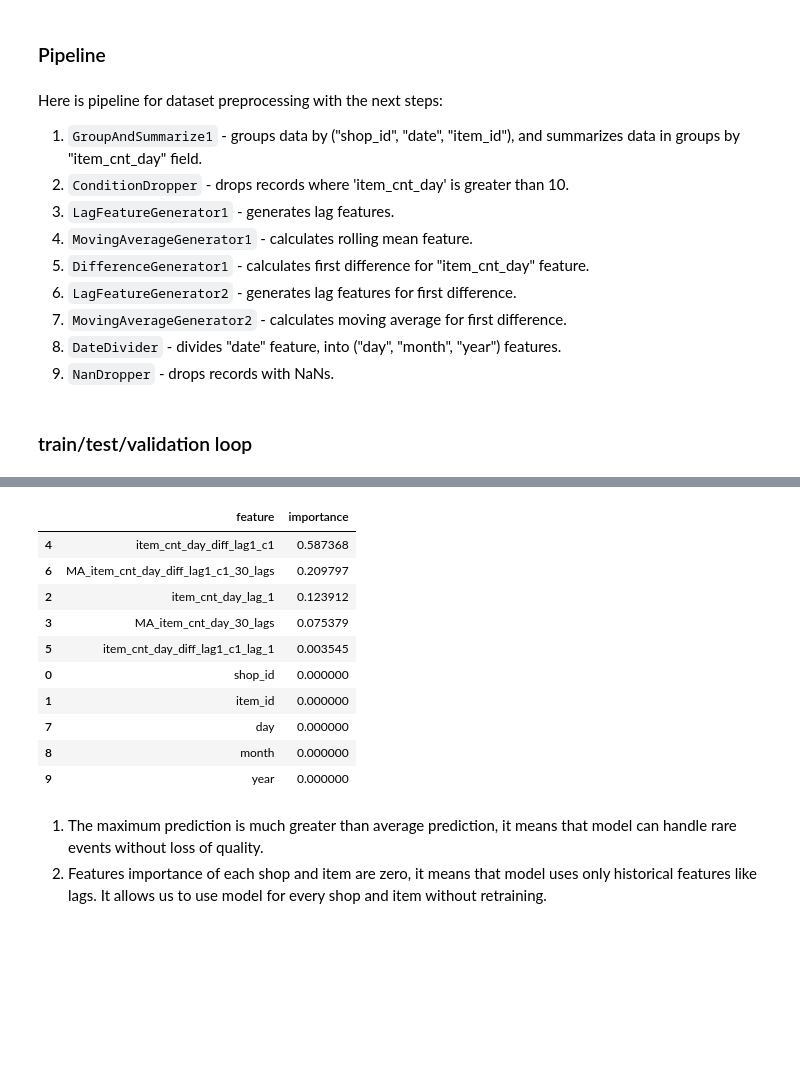
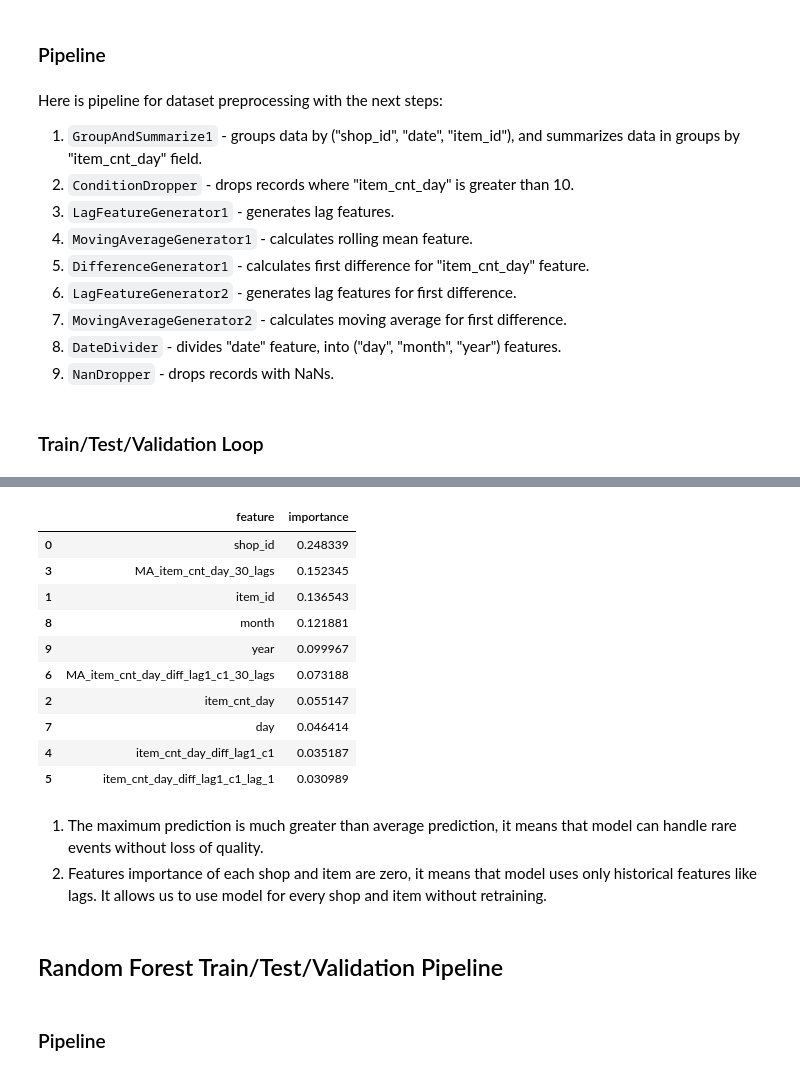
Before and after one commit to Akevilli/Internship, a Jupyter notebook: train&test.ipynb, the cells around one changed output, grey strips where cells are left out. Saved outputs shown, nothing was run; the diff lists cells and outputs as text; code cells hidden in the pictures; blank space fills up the shorter version.

Commit message:
DS-2.2 Baseline modeling Changes: - Fixed some issues

```diff
--- a/train&test.ipynb
+++ b/train&test.ipynb
@@ -292,19 +321,27 @@ Cluster 10: 32.66616417585908
 # %%
 boosting_prevalidation_pipeline = Pipeline([
     ("GroupAndSummarize1", GroupAndSummarize(group_by_col=["shop_id", "date", "item_id"], agg_dict={"item_cnt_day": "sum"})),
-    ("ConditionDropper", ConditionDropper("item_cnt_day", lambda df: df < 10)),
-    ("LagFeatureGenerator1", LagFeatureGenerator(column="item_cnt_day", lags=[1], group_by_col=["shop_id", "item_id"], sort_by_col=["date"])),
+    ("ConditionDropper", ConditionDropper("item_cnt_day", lambda df: (df > 20) | (df < 0))),
+
+    ("LagFeatureGenerator_target", LagFeatureGenerator(column="item_cnt_day", lags=[-31], group_by_col=["shop_id", "item_id"], sort_by_col=["date"])),
+    ("NanDropper1", NanDropper(columns=["item_cnt_day_lag_-31"])),
+
     ("MovingAverageGenerator1", MovingAverageGenerator(column="item_cnt_day", window_size=30, min_periods=1, group_by_col=["shop_id", "item_id"], sort_by_col=["date"])),
+
     ("DifferenceGenerator1", DifferenceGenerator(columns=["item_cnt_day"], lag=1, count=1, group_by_col=["shop_id", "item_id"], sort_by_col=["date"])),
+    ("NanDropper2", NanDropper(columns=["item_cnt_day_diff_lag1_c1"])),
+
     ("LagFeatureGenerator2", LagFeatureGenerator(column="item_cnt_day_diff_lag1_c1", lags=[1], group_by_col=["shop_id", "item_id"], sort_by_col=["date"])),
+    ("NanDropper3", NanDropper(columns=["item_cnt_day_diff_lag1_c1_lag_1"])),
+
     ("MovingAverageGenerator2", MovingAverageGenerator(column="item_cnt_day_diff_lag1_c1", window_size=30, min_periods=1, group_by_col=["shop_id", "item_id"], sort_by_col=["date"])),
+
     ("DateDivider", DateDivider(column="date")),
-    ("NanDropper", NanDropper(columns=["item_cnt_day_lag_1", "item_cnt_day_diff_lag1_c1_lag_1"]))
 ])
 # %% [markdown]
 Here is pipeline for dataset preprocessing with the next steps:
 1. `GroupAndSummarize1` - groups data by ("shop_id", "date", "item_id"), and summarizes data in groups by "item_cnt_day" field.
-2. `ConditionDropper` - drops records where 'item_cnt_day' is greater than 10.
+2. `ConditionDropper` - drops records where "item_cnt_day" is greater than 10.
 3. `LagFeatureGenerator1` - generates lag features.
 4. `MovingAverageGenerator1` - calculates rolling mean feature.
 5. `DifferenceGenerator1` - calculates first difference for "item_cnt_day" feature.
@@ -313,39 +350,40 @@ Here is pipeline for dataset preprocessing with the next steps:
 8. `DateDivider` - divides "date" feature, into ("day", "month", "year") features.
 9. `NanDropper` - drops records with NaNs.
 # %% [markdown]
-### train/test/validation loop
+### Train/Test/Validation Loop
 # %%
 tree_tscv = TimeSeriesSplit(n_splits=5)
 
-processed_data = boosting_prevalidation_pipeline.transform(raw_data)
-tree_test = processed_data[(processed_data["year"] == 2015) & (processed_data["month"] > 9)]
-tree_train = processed_data.drop(tree_test.index)
+boosting_processed_data = boosting_prevalidation_pipeline.transform(raw_data)
+boosting_test = boosting_processed_data[(boosting_processed_data["year"] == 2015) & (boosting_processed_data["month"] > 8)]
+boosting_train = boosting_processed_data.drop(boosting_test.index)
 
-model = XGBRegressor(
+boosting_model = XGBRegressor(
     n_estimators=100,
-    learning_rate=0.1,
-    max_depth=3,
+    learning_rate=0.5,
+    max_depth=5,
 )
 
-for fold, (train_index, test_index) in enumerate(tree_tscv.split(tree_train)):
-    ts_train, ts_test = tree_train.iloc[train_index], tree_train.iloc[test_index]
+for fold, (train_index, test_index) in enumerate(tree_tscv.split(boosting_train)):
+    ts_train, ts_test = boosting_train.iloc[train_index], boosting_train.iloc[test_index]
 
-    X_train, X_test = ts_train.drop(columns=["item_cnt_day"]), ts_test.drop(columns=["item_cnt_day"])
-    y_train, y_test = ts_train["item_cnt_day"], ts_test["item_cnt_day"]
+    X_train, X_test = ts_train.drop(columns=["item_cnt_day_lag_-31"]), ts_test.drop(columns=["item_cnt_day_lag_-31"])
+    y_train, y_test = ts_train["item_cnt_day_lag_-31"], ts_test["item_cnt_day_lag_-31"]
 
-    model.fit(X_train, y_train)
-    ts_pred = model.predict(X_test)
+    boosting_model.fit(X_train, y_train)
+    ts_pred = boosting_model.predict(X_test)
     print(f"fold {fold}: {root_mean_squared_error(ts_pred, y_test)}")
 
 
-X_train, y_train = tree_train.drop(columns=["item_cnt_day"]), tree_train["item_cnt_day"]
-X_test, y_test = tree_test.drop(columns=["item_cnt_day"]), tree_test["item_cnt_day"]
+X_train, y_train = boosting_train.drop(columns=["item_cnt_day_lag_-31"]), boosting_train["item_cnt_day_lag_-31"]
+X_test, y_test = boosting_test.drop(columns=["item_cnt_day_lag_-31"]), boosting_test["item_cnt_day_lag_-31"]
 
-model.fit(X_train, y_train)
+boosting_model.fit(X_train, y_train)
 
-y_pred = model.predict(X_test)
-print(f"Test (RMSE): {root_mean_squared_error(y_pred, y_test)}")
+y_pred = boosting_model.predict(X_test)
+boosting_test_rmse = root_mean_squared_error(y_pred, y_test)
+print(f"Test (RMSE): {boosting_test_rmse}")
 print(f"Y pred max: {y_pred.max()}")
 print(f"Y pred avg: {y_pred.mean()}")
-pd.DataFrame({"feature": X_train.columns, "importance": model.feature_importances_}).sort_values(by="importance", ascending=False)
+pd.DataFrame({"feature": X_train.columns, "importance": boosting_model.feature_importances_}).sort_values(by="importance", ascending=False)
 # %% [output]
@@ -360,14 +398,18 @@ Y pred avg: 1.1128190755844116
 |  | feature | importance |
-| 4 | item_cnt_day_diff_lag1_c1 | 0.587368 |
-| 6 | MA_item_cnt_day_diff_lag1_c1_30_lags | 0.209797 |
-| 2 | item_cnt_day_lag_1 | 0.123912 |
-| 3 | MA_item_cnt_day_30_lags | 0.075379 |
-| 5 | item_cnt_day_diff_lag1_c1_lag_1 | 0.003545 |
-| 0 | shop_id | 0.000000 |
-| 1 | item_id | 0.000000 |
-| 7 | day | 0.000000 |
-| 8 | month | 0.000000 |
-| 9 | year | 0.000000 |
+| 0 | shop_id | 0.248339 |
+| 3 | MA_item_cnt_day_30_lags | 0.152345 |
+| 1 | item_id | 0.136543 |
+| 8 | month | 0.121881 |
+| 9 | year | 0.099967 |
+| 6 | MA_item_cnt_day_diff_lag1_c1_30_lags | 0.073188 |
+| 2 | item_cnt_day | 0.055147 |
+| 7 | day | 0.046414 |
+| 4 | item_cnt_day_diff_lag1_c1 | 0.035187 |
+| 5 | item_cnt_day_diff_lag1_c1_lag_1 | 0.030989 |
 # %% [markdown]
 1. The maximum prediction is much greater than average prediction, it means that model can handle rare events without loss of quality.
 2. Features importance of each shop and item are zero, it means that model uses only historical features like lags. It allows us to use model for every shop and item without retraining.
+# %% [markdown]
+## Random Forest Train/Test/Validation Pipeline
+# %% [markdown]
+### Pipeline
```
Also changed, not shown: parts of 18 cells of this notebook, 1 other file.
